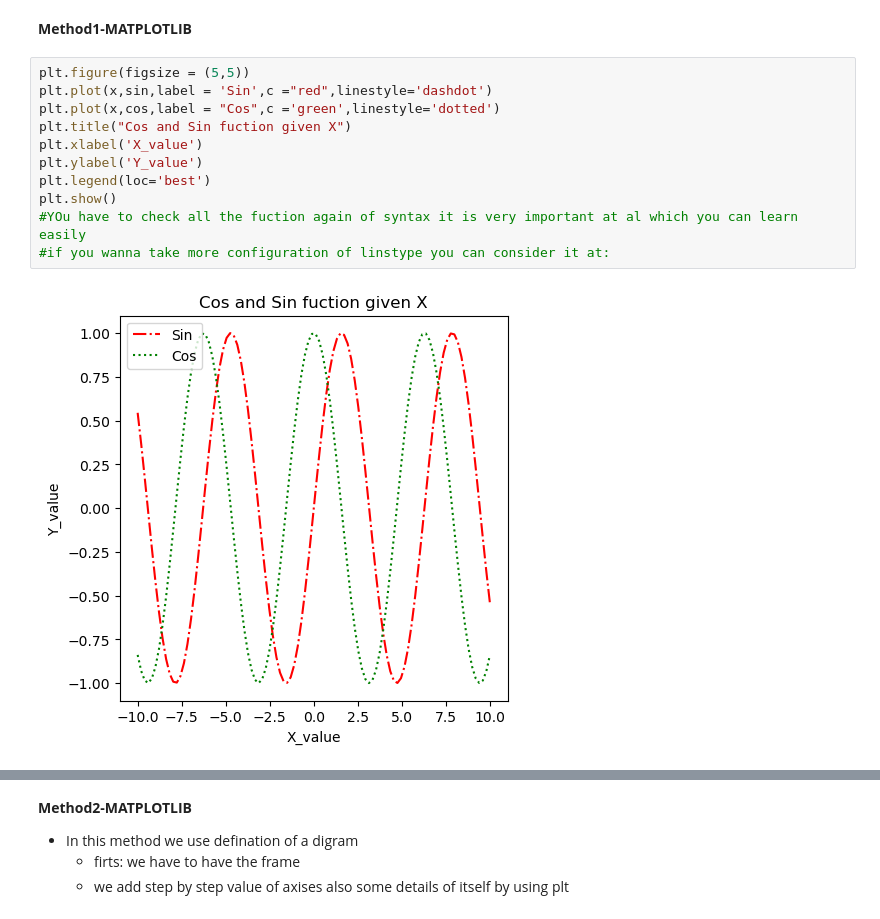
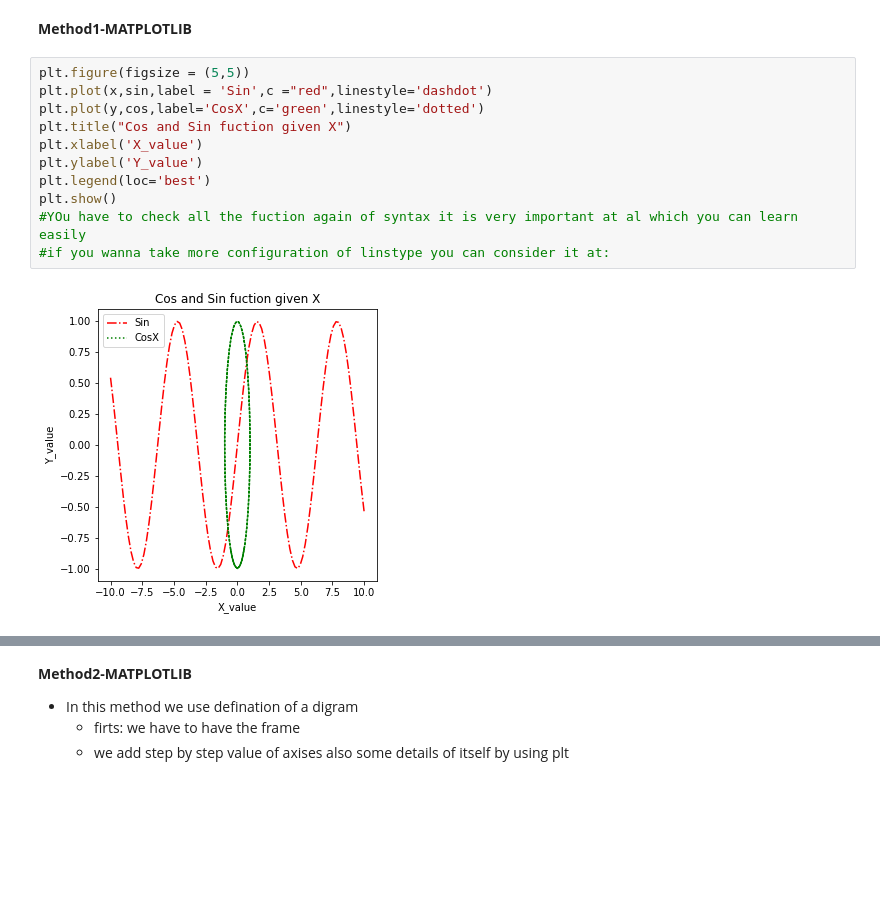
Before and after one commit to honghanhh/mci_python_31_level_1, a Jupyter notebook: Live Slides/Live Lecture 7/DAT_Live_Lecture_7.ipynb, the cells around one changed output, grey strips where cells are left out. Cells and saved outputs as stored; diff of their text form; blank space fills up the shorter version.

```diff
--- a/Live Slides/Live Lecture 7/DAT_Live_Lecture_7.ipynb
+++ b/Live Slides/Live Lecture 7/DAT_Live_Lecture_7.ipynb
@@ -191,16 +190,16 @@ plt.show()
 # %%
 plt.figure(figsize = (5,5))
 plt.plot(x,sin,label = 'Sin',c ="red",linestyle='dashdot')
-plt.plot(x,cos,label = "Cos",c ='green',linestyle='dotted')
+plt.plot(y,cos,label='CosX',c='green',linestyle='dotted')
 plt.title("Cos and Sin fuction given X")
 plt.xlabel('X_value')
 plt.ylabel('Y_value')
 plt.legend(loc='best')
 plt.show()
 #YOu have to check all the fuction again of syntax it is very important at al which you can learn easily
 #if you wanna take more configuration of linstype you can consider it at:
 # %% [output]
-[figure, old version]
+[figure, new version]
 # %% [markdown]
 ![Linestyle](https://matplotlib.org/stable/_images/sphx_glr_linestyles_001.png)
 <center>Imagexxx. The linestyle with legend() when using matplotlib<\center>
```
Also changed, not shown: parts of 6 cells of this notebook, 9 other files.
